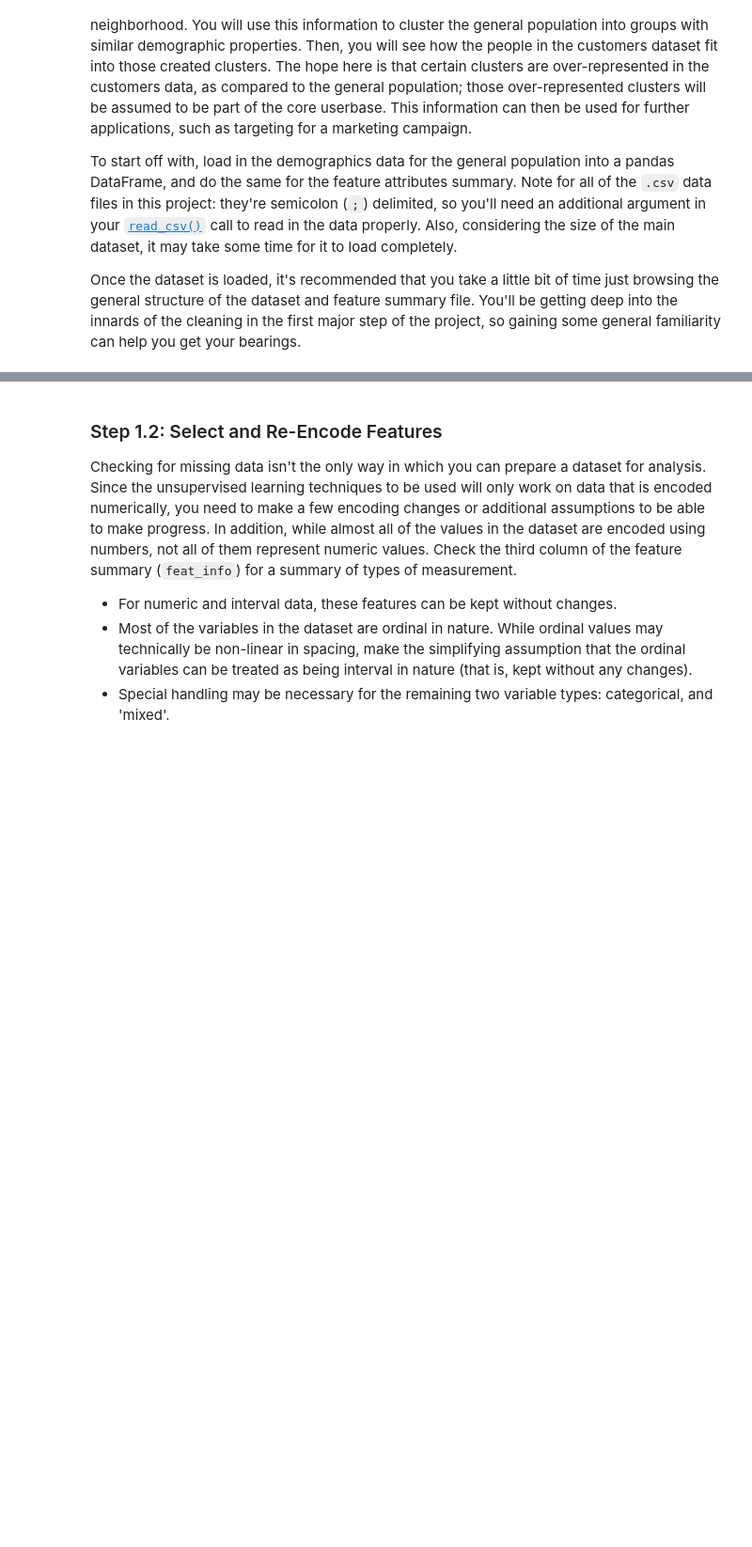
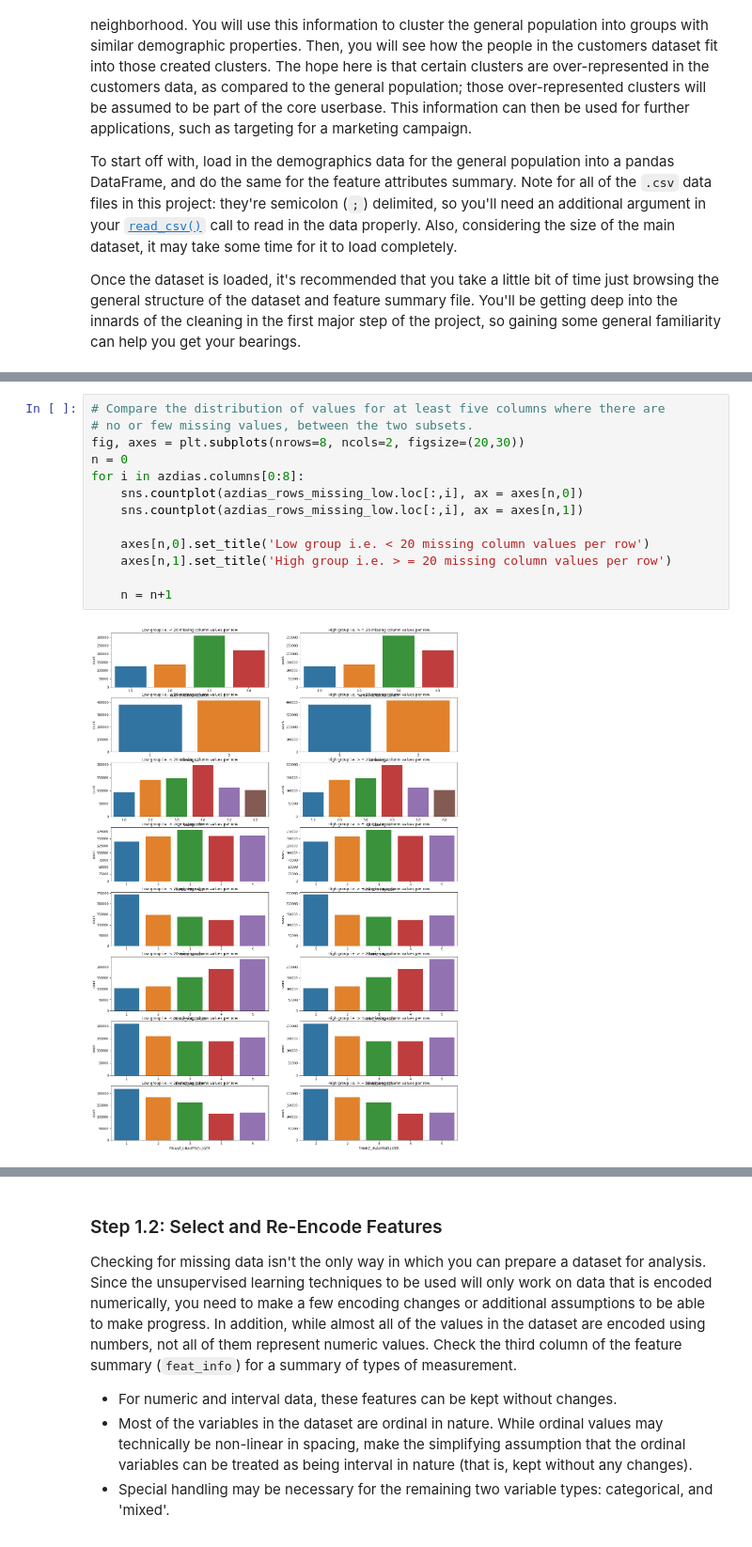
Before and after one commit to sstorm183/Unsupervised-Learning-Project, a Jupyter notebook: Identify_Customer_Segments.ipynb, the cells around one changed output, grey strips where cells are left out. Shown at 94% size. Cells and saved outputs as stored; diff of their text form; blank space fills up the shorter version.

```diff
--- a/Identify_Customer_Segments.ipynb
+++ b/Identify_Customer_Segments.ipynb
@@ -283,0 +244,15 @@ snsPlotCount(azidasCleaned, azidasOutliers, "PLZ8_GBZ")
+# %%
+# Compare the distribution of values for at least five columns where there are
+# no or few missing values, between the two subsets.
+fig, axes = plt.subplots(nrows=8, ncols=2, figsize=(20,30))
+n = 0
+for i in azdias.columns[0:8]:
+    sns.countplot(azdias_rows_missing_low.loc[:,i], ax = axes[n,0])
+    sns.countplot(azdias_rows_missing_low.loc[:,i], ax = axes[n,1])
+
+    axes[n,0].set_title('Low group i.e. < 20 missing column values per row')
+    axes[n,1].set_title('High group i.e. > = 20 missing column values per row')
+
+    n = n+1
+# %% [output]
+[figure, added]
```
Also changed, not shown: parts of 162 cells of this notebook.
